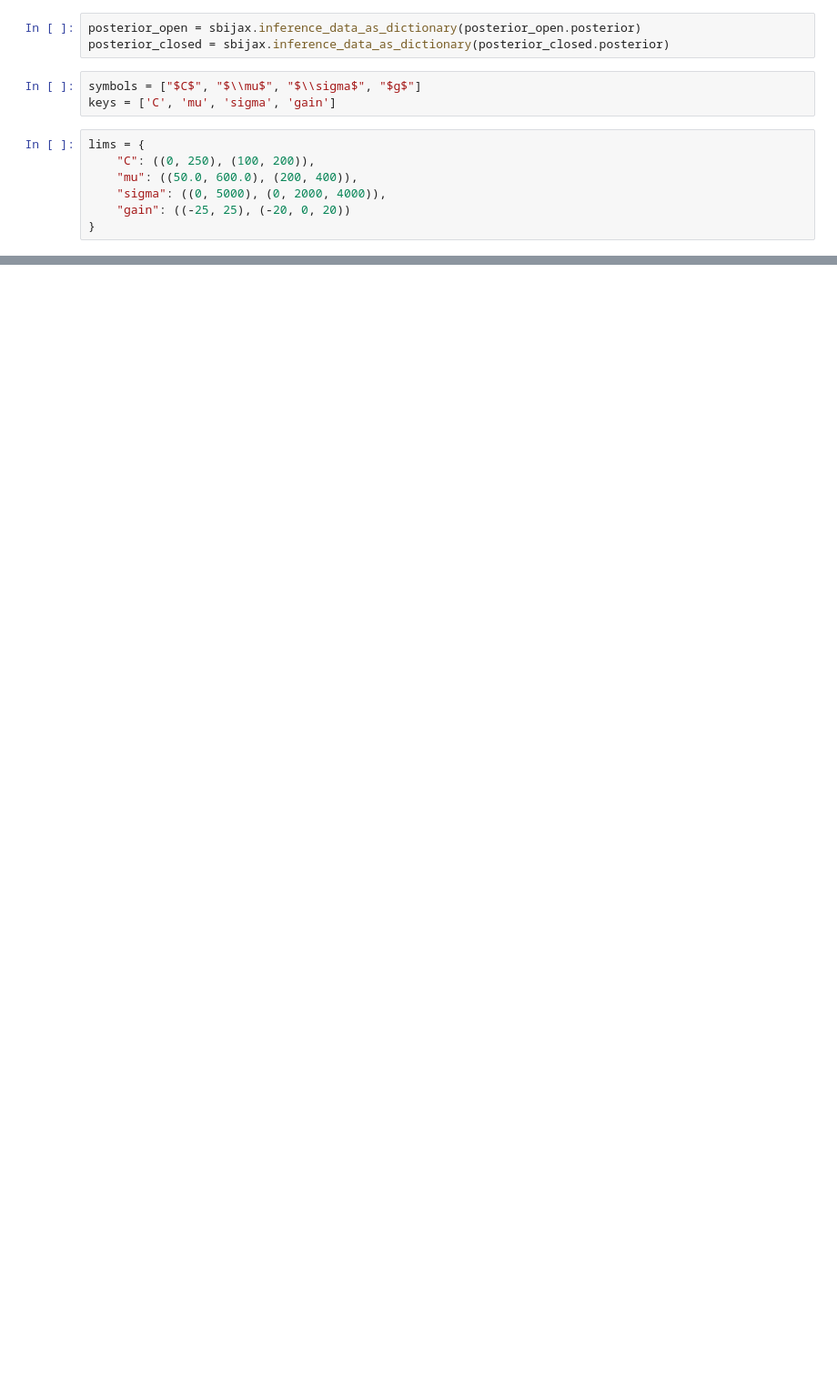
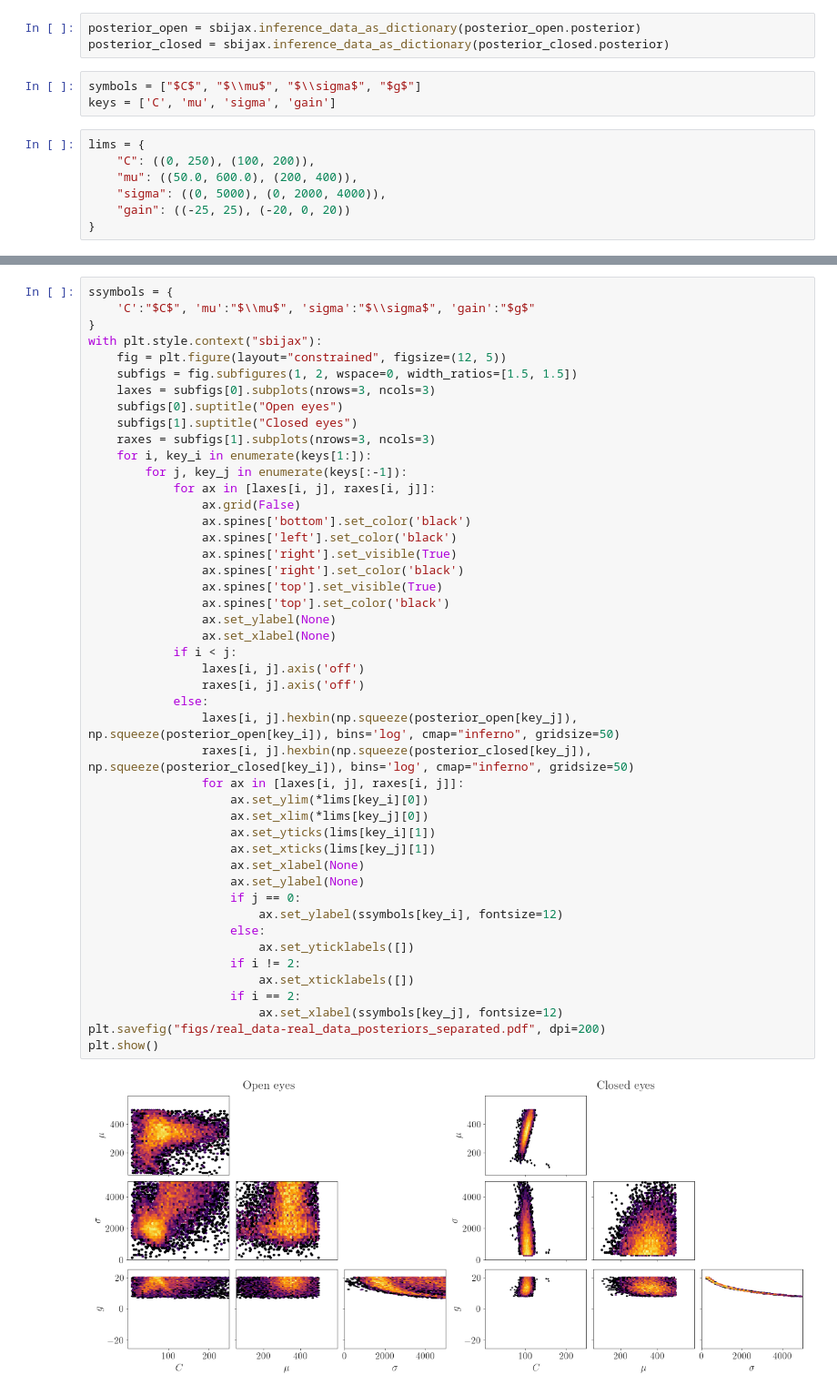
Before and after one commit to dirmeier/sbijax, a Jupyter notebook: manuscript+supplement/experimental_code/chp5-real_data_example.ipynb, the cells around one changed output, grey strips where cells are left out. Shown: that part at 91% size. Drawn from its saved outputs; the diff is of its cells as text; blank space fills up the shorter version.

```diff
--- a/manuscript+supplement/experimental_code/chp5-real_data_example.ipynb
+++ b/manuscript+supplement/experimental_code/chp5-real_data_example.ipynb
@@ -411,0 +447,48 @@ plt.show()
+# %%
+ssymbols = {
+    'C':"$C$", 'mu':"$\\mu$", 'sigma':"$\\sigma$", 'gain':"$g$"
+}
+with plt.style.context("sbijax"):
+    fig = plt.figure(layout="constrained", figsize=(12, 5))
+    subfigs = fig.subfigures(1, 2, wspace=0, width_ratios=[1.5, 1.5])
+    laxes = subfigs[0].subplots(nrows=3, ncols=3)
+    subfigs[0].suptitle("Open eyes")
+    subfigs[1].suptitle("Closed eyes")
+    raxes = subfigs[1].subplots(nrows=3, ncols=3)
+    for i, key_i in enumerate(keys[1:]):
+        for j, key_j in enumerate(keys[:-1]):
+            for ax in [laxes[i, j], raxes[i, j]]:
+                ax.grid(False)
+                ax.spines['bottom'].set_color('black')
+                ax.spines['left'].set_color('black')
+                ax.spines['right'].set_visible(True)
+                ax.spines['right'].set_color('black')
+                ax.spines['top'].set_visible(True)
+                ax.spines['top'].set_color('black')
+                ax.set_ylabel(None)
+                ax.set_xlabel(None)
+            if i < j:
+                laxes[i, j].axis('off')
+                raxes[i, j].axis('off')
+            else:
+                laxes[i, j].hexbin(np.squeeze(posterior_open[key_j]), np.squeeze(posterior_open[key_i]), bins='log', cmap="inferno", gridsize=50)
+                raxes[i, j].hexbin(np.squeeze(posterior_closed[key_j]), np.squeeze(posterior_closed[key_i]), bins='log', cmap="inferno", gridsize=50)
+                for ax in [laxes[i, j], raxes[i, j]]:
+                    ax.set_ylim(*lims[key_i][0])
+                    ax.set_xlim(*lims[key_j][0])
+                    ax.set_yticks(lims[key_i][1])
+                    ax.set_xticks(lims[key_j][1])
+                    ax.set_xlabel(None)
+                    ax.set_ylabel(None)
+                    if j == 0:
+                        ax.set_ylabel(ssymbols[key_i], fontsize=12)
+                    else:
+                        ax.set_yticklabels([])
+                    if i != 2:
+                        ax.set_xticklabels([])
+                    if i == 2:
+                        ax.set_xlabel(ssymbols[key_j], fontsize=12)
+plt.savefig("figs/real_data-real_data_posteriors_separated.pdf", dpi=200)
+plt.show()
+# %% [output]
+[figure, added]
```
Also changed, not shown: parts of 36 cells of this notebook, 5 other files.
